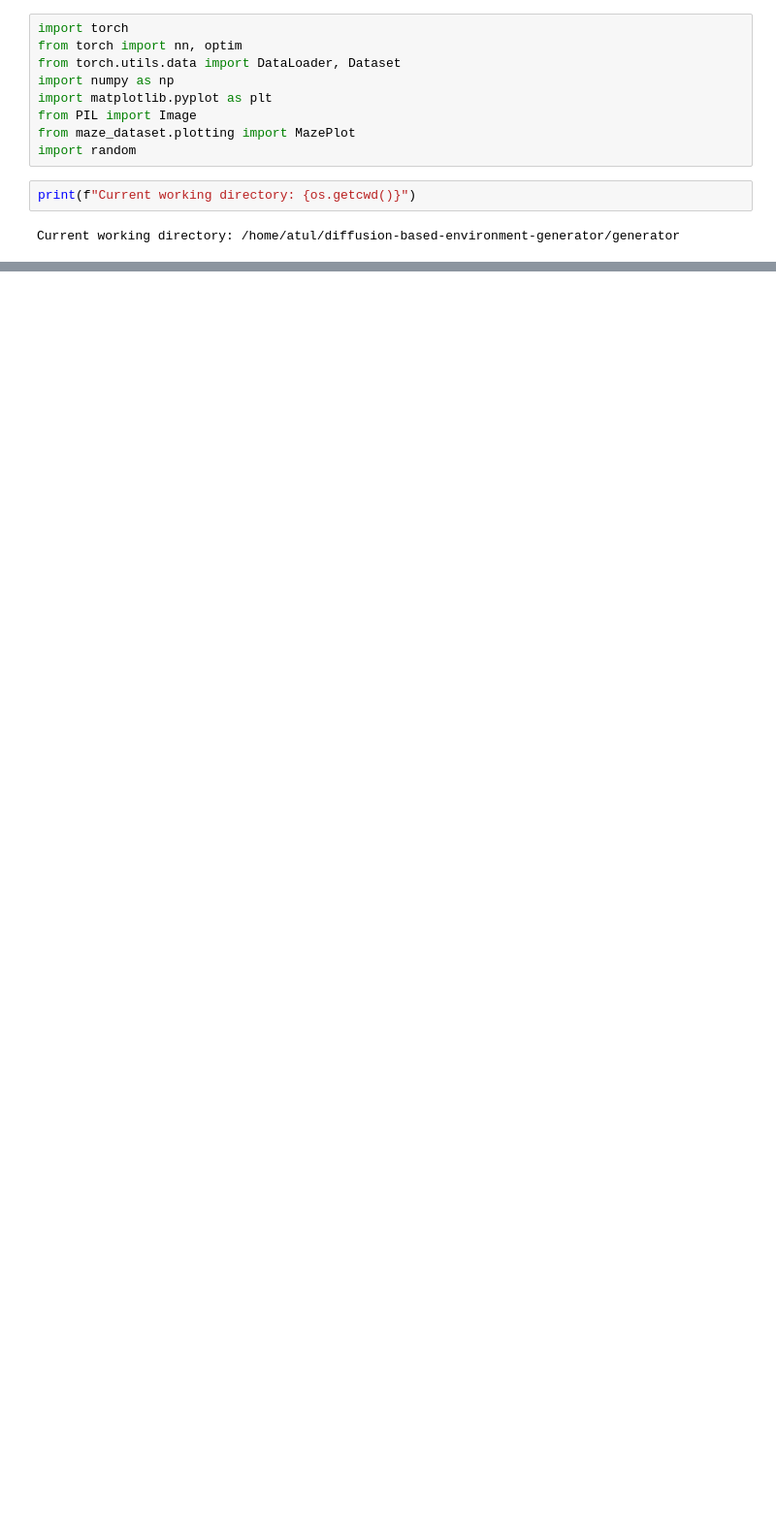
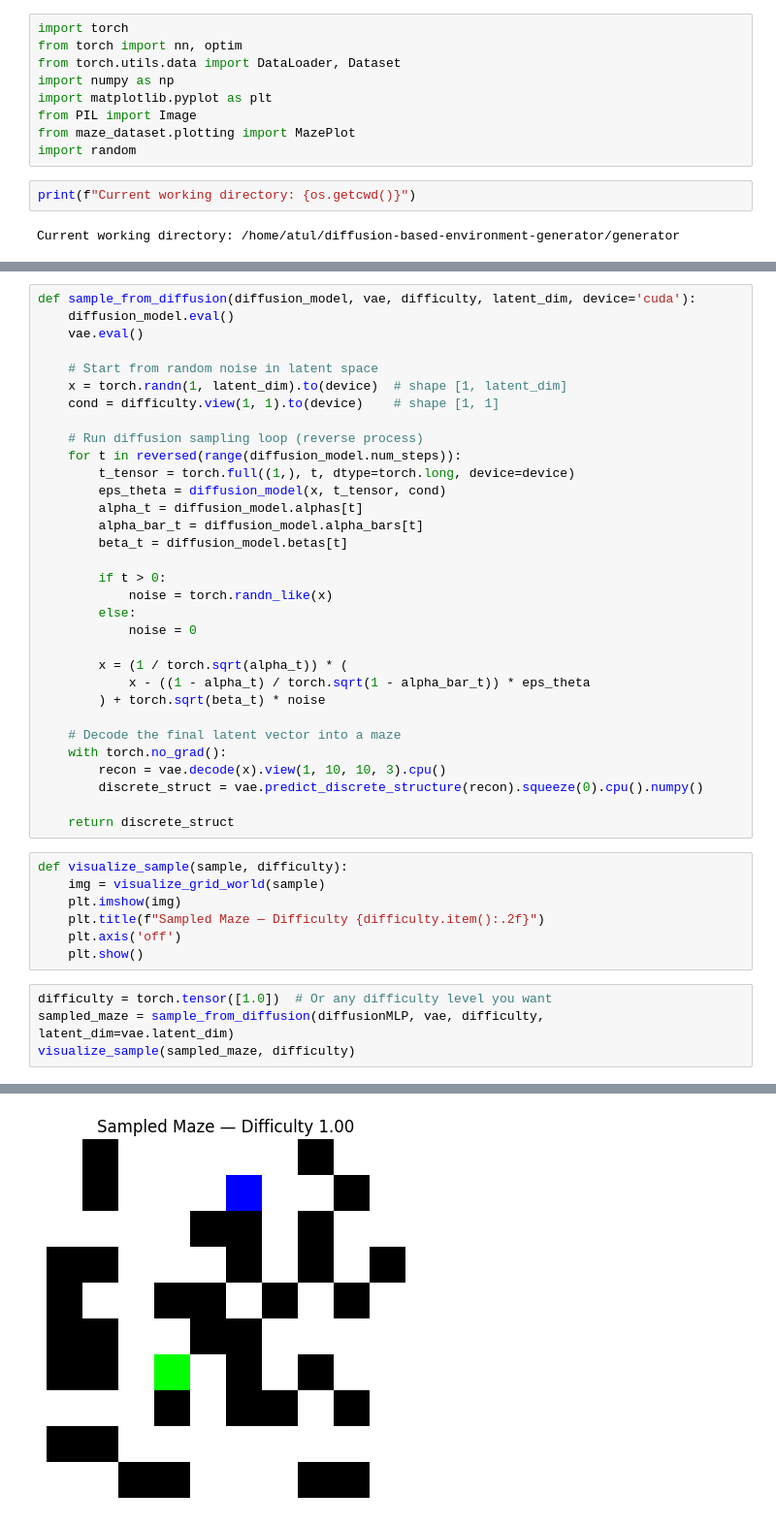
Before and after one commit to Atul-Acharya-17/diffusion-based-environment-generator, a Jupyter notebook: generator/diffuser/discrete_diffusion.ipynb, the cells around one changed output, grey strips where cells are left out. Shown at 97% size. Cells and saved outputs as stored; diff of their text form; blank space fills up the shorter version.

```diff
--- a/generator/diffuser/discrete_diffusion.ipynb
+++ b/generator/diffuser/discrete_diffusion.ipynb
@@ -569,0 +626,44 @@ RuntimeError: The size of tensor a (2) must match the size of tensor b (3) at no
+# %%
+def sample_from_diffusion(diffusion_model, vae, difficulty, latent_dim, device='cuda'):
+    diffusion_model.eval()
+    vae.eval()
+
+    # Start from random noise in latent space
+    x = torch.randn(1, latent_dim).to(device)  # shape [1, latent_dim]
+    cond = difficulty.view(1, 1).to(device)    # shape [1, 1]
+
+    # Run diffusion sampling loop (reverse process)
+    for t in reversed(range(diffusion_model.num_steps)):
+        t_tensor = torch.full((1,), t, dtype=torch.long, device=device)
+        eps_theta = diffusion_model(x, t_tensor, cond)
+        alpha_t = diffusion_model.alphas[t]
+        alpha_bar_t = diffusion_model.alpha_bars[t]
+        beta_t = diffusion_model.betas[t]
+
+        if t > 0:
+            noise = torch.randn_like(x)
+        else:
+            noise = 0
+
+        x = (1 / torch.sqrt(alpha_t)) * (
+            x - ((1 - alpha_t) / torch.sqrt(1 - alpha_bar_t)) * eps_theta
+        ) + torch.sqrt(beta_t) * noise
+
+    # Decode the final latent vector into a maze
+    with torch.no_grad():
+        recon = vae.decode(x).view(1, 10, 10, 3).cpu()
+        discrete_struct = vae.predict_discrete_structure(recon).squeeze(0).cpu().numpy()
+
+    return discrete_struct
+# %%
+def visualize_sample(sample, difficulty):
+    img = visualize_grid_world(sample)
+    plt.imshow(img)
+    plt.title(f"Sampled Maze — Difficulty {difficulty.item():.2f}")
+    plt.axis('off')
+    plt.show()
+# %%
+difficulty = torch.tensor([1.0])  # Or any difficulty level you want
+sampled_maze = sample_from_diffusion(diffusionMLP, vae, difficulty, latent_dim=vae.latent_dim)
+visualize_sample(sampled_maze, difficulty)
+# %% [output]
@@ -569,0 +687 @@ RuntimeError: The size of tensor a (2) must match the size of tensor b (3) at no
+[figure, added]
```
Also changed, not shown: parts of 30 cells of this notebook, 4 other files.
